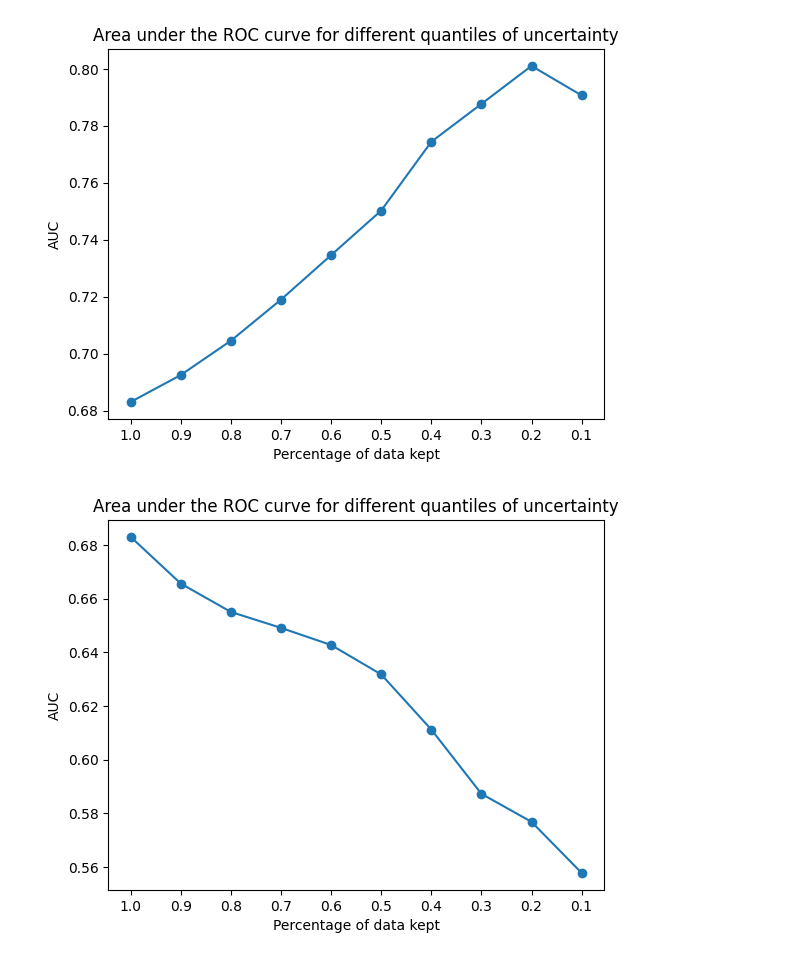
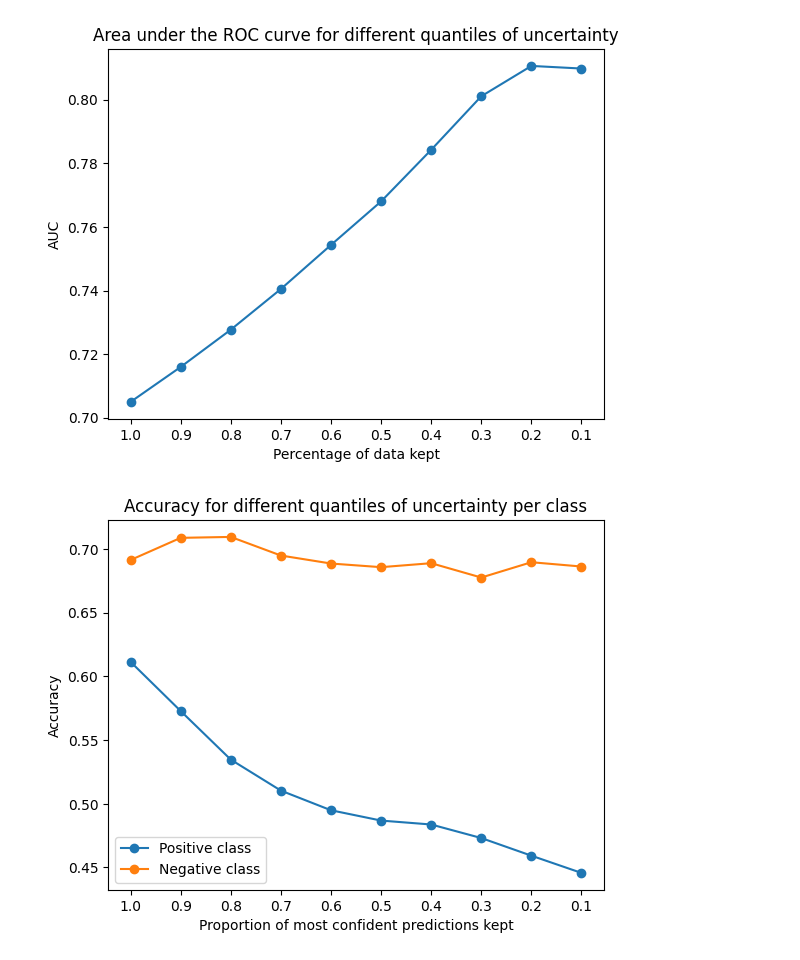
Before and after one commit to JonahNiklas/Pre-project-transformer, a Jupyter notebook: p2p_lending/visualize_resutls.ipynb, the cells around one changed output. Drawn from its saved outputs; the diff is of its cells as text; code cells hidden in the pictures.

Commit message:
feat: add option to use_epistemic
- fix: bug when loading every epic
- save last result of validation set

```diff
--- a/p2p_lending/visualize_resutls.ipynb
+++ b/p2p_lending/visualize_resutls.ipynb
@@ -11,11 +11,12 @@ if project_path not in sys.path:
 from p2p_lending.constants import random_state_for_split
 
 files = ["probas","targets","aleatoric_log_variances","epistemic_variances"]
+eval_name="Final Devset"
 
 def load_data(path:str) -> dict[str,np.ndarray]:
     data:dict[str,np.ndarray] = {}
     for file in files:
-        data[file] = np.load(os.path.join(path,file+f"_testseed_{random_state_for_split}.npy"))
+        data[file] = np.load(os.path.join(path,file+f"_{eval_name}_{random_state_for_split}.npy"))
     return data
 
 data = load_data("results/")
@@ -24,3 +25,6 @@ probas = data["probas"]
 targets = data["targets"]
 aleatoric_log_variances = data["aleatoric_log_variances"]
 epistemic_variances = data["epistemic_variances"]
+aleatoric_std = np.exp(0.5*aleatoric_log_variances)
+epistemic_std = np.sqrt(epistemic_variances)
+total_std= np.sqrt(aleatoric_std**2 + epistemic_std**2)
@@ -85,5 +142,6 @@ def _plot_auc_over_quantiles(probas, targets, uncertainty):
 # %%
-_plot_auc_over_quantiles(probas, targets, aleatoric_log_variances + epistemic_variances)
-_plot_auc_over_quantiles(probas, targets, aleatoric_log_variances)
-_plot_auc_over_quantiles(probas, targets, epistemic_variances)
+_plot_auc_over_quantiles(probas, targets, total_std)
+_plot_auc_over_quantiles(probas, targets, aleatoric_std)
+_plot_acc_over_quantiles_per_class(probas, targets, epistemic_std)
+_plot_acc_over_quantiles_per_class(probas, targets, aleatoric_std)
 # %% [output]
@@ -91,2 +149,2 @@ _plot_auc_over_quantiles(probas, targets, epistemic_variances)
-[figure, old version]
+[figure, new version]
-[figure, old version]
+[figure, new version]
```
Also changed, not shown: parts of 9 cells of this notebook, 5 other files.
